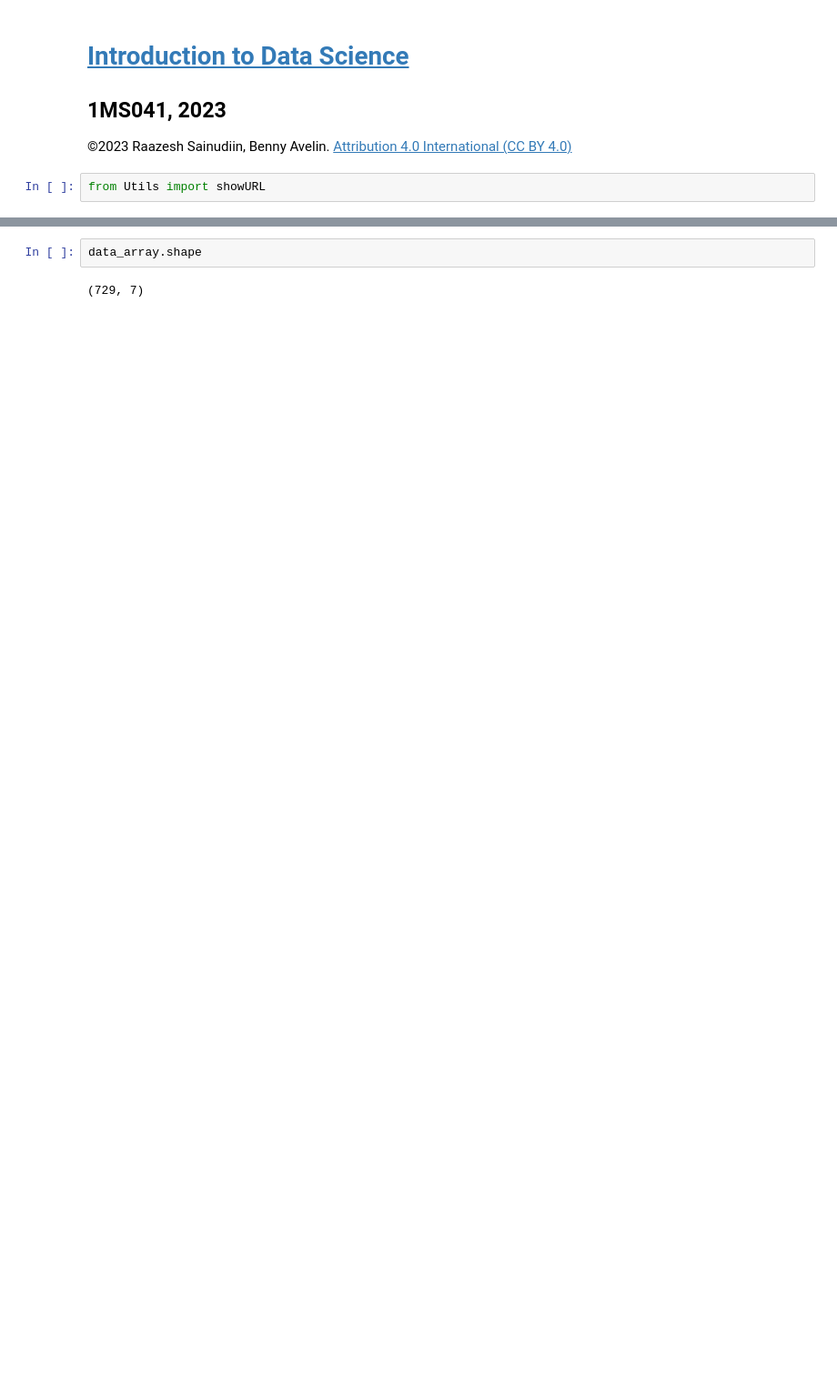
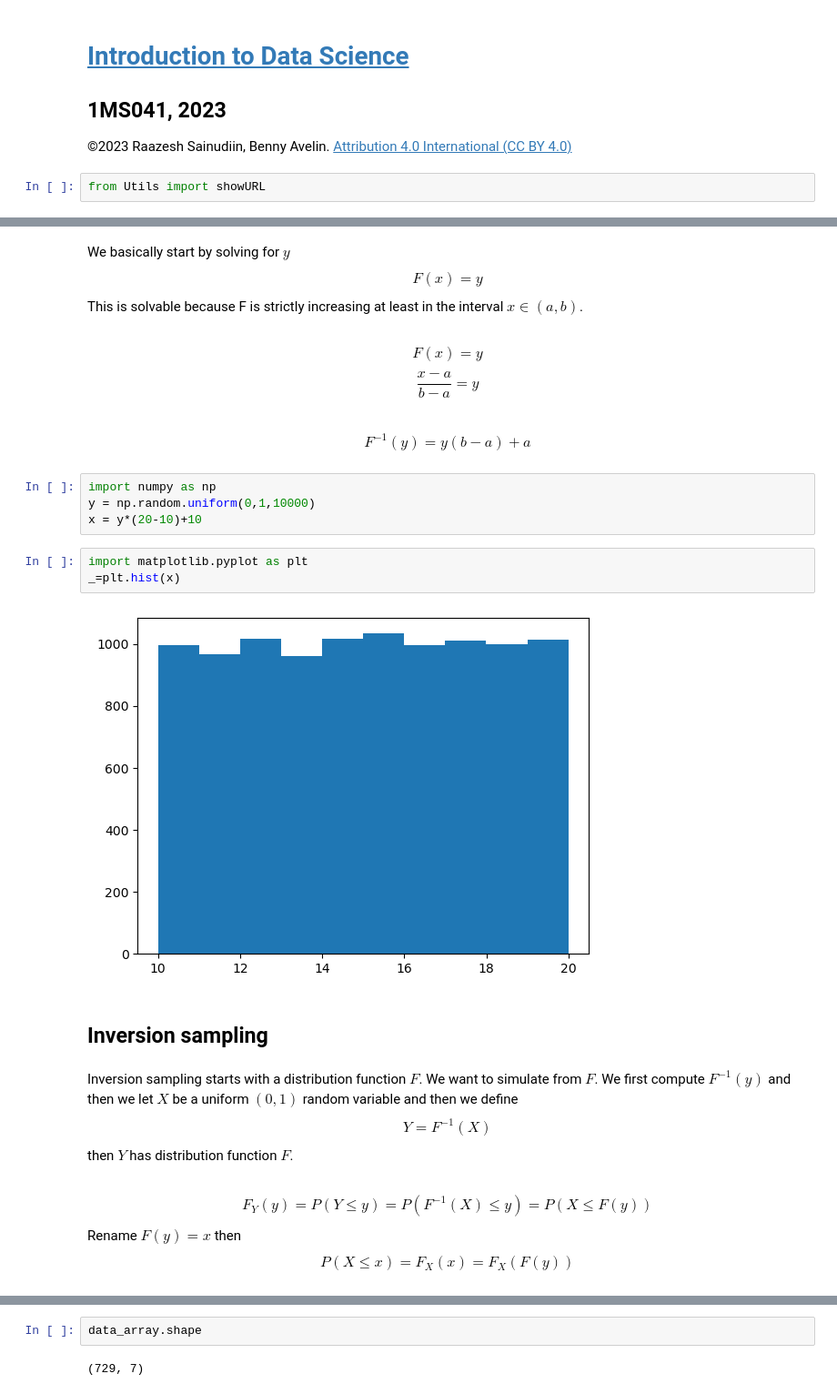
Before and after one commit to datascience-intro/1MS041-2023, a Jupyter notebook: notebooks/03-ProbSS2.ipynb, the cells around one changed output, grey strips where cells are left out. Shown at 91% size. Cells and saved outputs as stored; diff of their text form; blank space fills up the shorter version.

```diff
--- a/notebooks/03-ProbSS2.ipynb
+++ b/notebooks/03-ProbSS2.ipynb
@@ -142,0 +32,42 @@ array([[ 1.958000e+03,  3.000000e+00,  1.958208e+03, ...,  3.157100e+02,
+# %% [markdown]
+We basically start by solving for $y$
+$$
+    F(x) = y
+$$
+This is solvable because F is strictly increasing at least in the interval $x \in (a,b)$.
+# %% [markdown]
+$$
+    F(x) = y
+$$
+$$
+    \frac{x-a}{b-a} = y
+$$
+# %% [markdown]
+$$
+    F^{-1}(y) = y(b-a)+a
+$$
+# %%
+import numpy as np
+y = np.random.uniform(0,1,10000)
+x = y*(20-10)+10
+# %%
+import matplotlib.pyplot as plt
+_=plt.hist(x)
+# %% [output]
+[figure, added]
+# %% [markdown]
+## Inversion sampling
+# %% [markdown]
+Inversion sampling starts with a distribution function $F$. We want to simulate from $F$. We first compute $F^{-1}(y)$ and then we let $X$ be a uniform $(0,1)$ random variable and then we define
+$$
+    Y = F^{-1}(X)
+$$
+then $Y$ has distribution function $F$.
+# %% [markdown]
+$$
+    F_Y(y) = P(Y \leq y) = P(F^{-1}(X) \leq y) = P(X \leq F(y))
+$$
+Rename $F(y) = x$ then
+$$
+    P(X \leq x) = F_X(x) = F_X(F(y))
+$$
```
Also changed, not shown: parts of 70 cells of this notebook, 8 other files.
